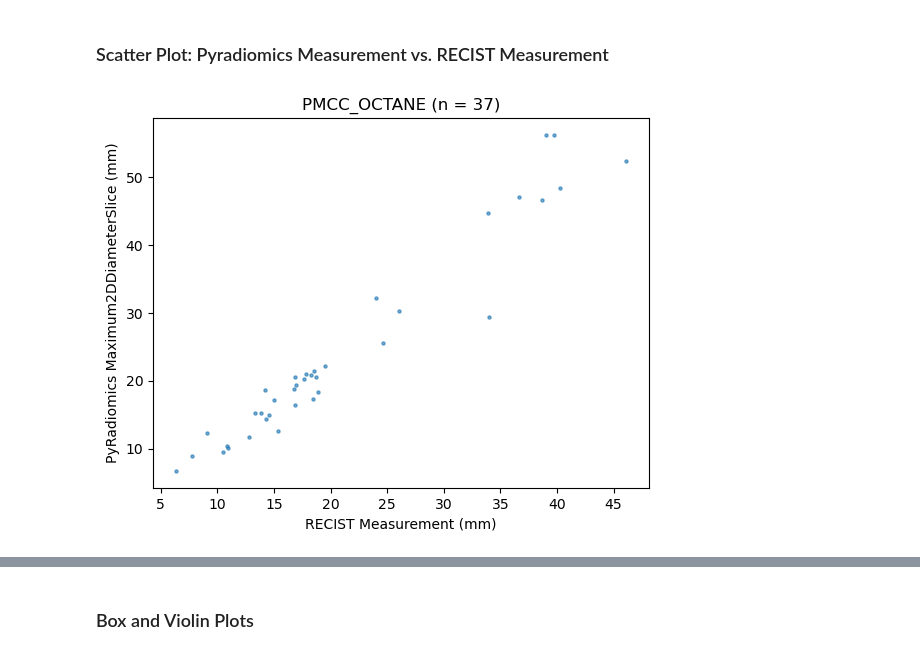
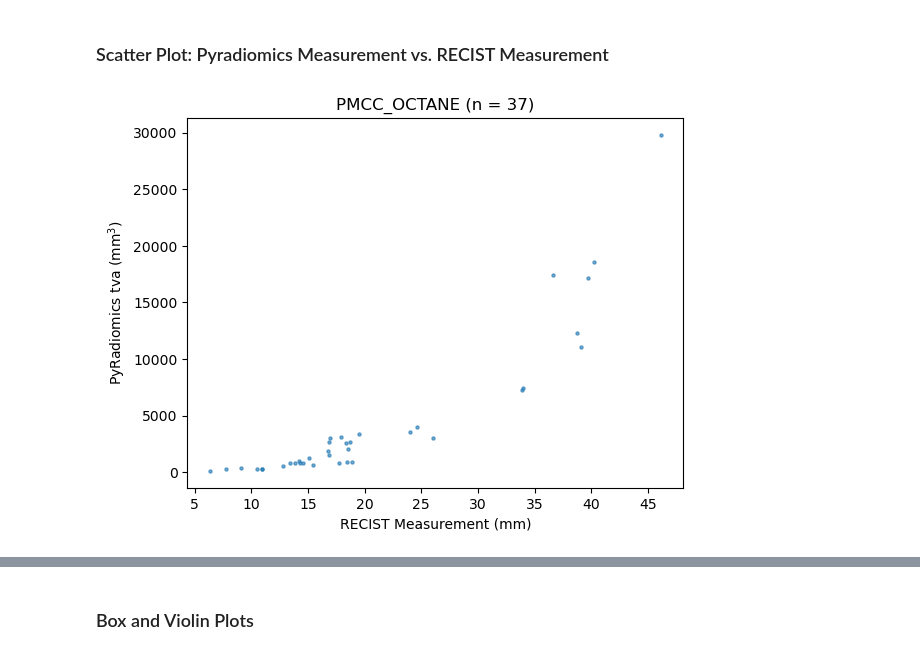
Before and after one commit to bhklab/recist-vs-reality, a Jupyter notebook: workflow/notebooks/recist_vs_pyrad_visuals.ipynb, the cells around one changed output, grey strips where cells are left out. Saved outputs shown, nothing was run; the diff lists cells and outputs as text; code cells hidden in the pictures.

```diff
--- a/workflow/notebooks/recist_vs_pyrad_visuals.ipynb
+++ b/workflow/notebooks/recist_vs_pyrad_visuals.ipynb
@@ -11,11 +11,19 @@ from pathlib import Path
 # %% [markdown]
 ## Load Data
 # %%
-matched_pyrad_ann_file = dirs.PROCDATA / "PMCC_OCTANE/metadata/recist_diameter_stats/matched_pyradiomics_annotations.csv"
+area = "Lung"
+dataset = "TCIA_NSCLC-Radiogenomics"
+
+matched_pyrad_ann_file = dirs.PROCDATA / area / dataset / Path("metadata/recist_diameter_stats/matched_pyradiomics_annotations.csv")
 
 pyrad_ann_df = pd.read_csv(matched_pyrad_ann_file)
 
 num_ann = pyrad_ann_df.shape[0]
+# %%
+#If you want to get all dataset information, run the following code instead of the block above
+area = "MultiSite"
+dataset = "All"
+areas = ["Abdomen", "Abdomen", "Lung", ""]
 # %% [markdown]
 ## Visualize Raw Data
 # %% [markdown]
@@ -23,12 +31,10 @@ num_ann = pyrad_ann_df.shape[0]
 # %%
 num_ann = pyrad_ann_df.shape[0] #Number of tumour annotations in current cohort
 
-pyrad_feature = "original_shape_Maximum2DDiameterSlice"
+pyrad_feature = "original_shape_gordon_tva"
 pyrad_feat_label = pyrad_feature.split("_")[-1]
 
-dataset = "PMCC_OCTANE"
-
-save_folder = Path("/home/bhkuser/bhklab/kaitlyn/recist-vs-reality/data/results/PMCC_OCTANE/visualization/recist_vs_pyradiomics/" + pyrad_feat_label)
+save_folder = Path("/home/bhkuser/bhklab/kaitlyn/recist-vs-reality/data/results/" + dataset + "/visualization/recist_vs_pyradiomics/" + pyrad_feat_label)
 
 if not save_folder.exists():
     save_folder.mkdir(parents=True, exist_ok=True)
@@ -37,8 +43,8 @@ if not save_folder.exists():
 # %%
 plt.scatter(pyrad_ann_df["AnnLongAxisLength"], pyrad_ann_df[pyrad_feature], s = 5, alpha = 0.6)
 plt.xlabel("RECIST Measurement (mm)")
-plt.ylabel("PyRadiomics " + pyrad_feat_label + " (mm)")
+plt.ylabel("PyRadiomics " + pyrad_feat_label + " ($\mathregular{mm^3}$)")
 plt.title(dataset + " (n = " + str(num_ann) + ")")
-plt.savefig(save_folder / "RECIST_vs_PyRad_Scatter.png")
+plt.savefig(save_folder / "RECIST_vs_PyRad_Scatter.png", bbox_inches = 'tight')
 # %% [output]
-[figure, old version]
+[figure, new version]
```
Also changed, not shown: parts of 4 cells of this notebook.
